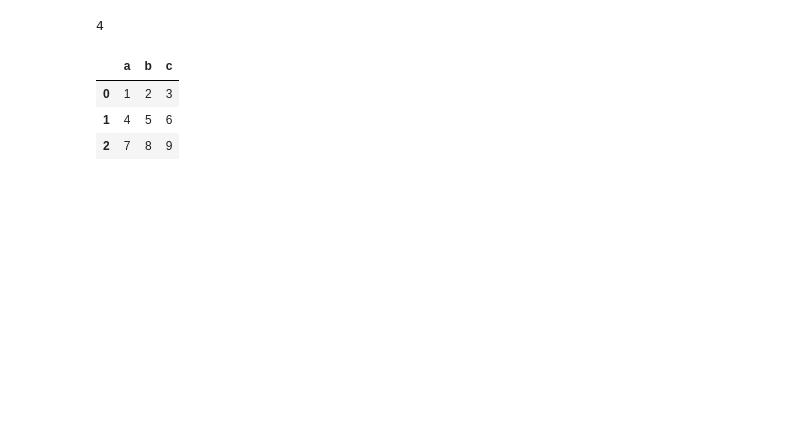
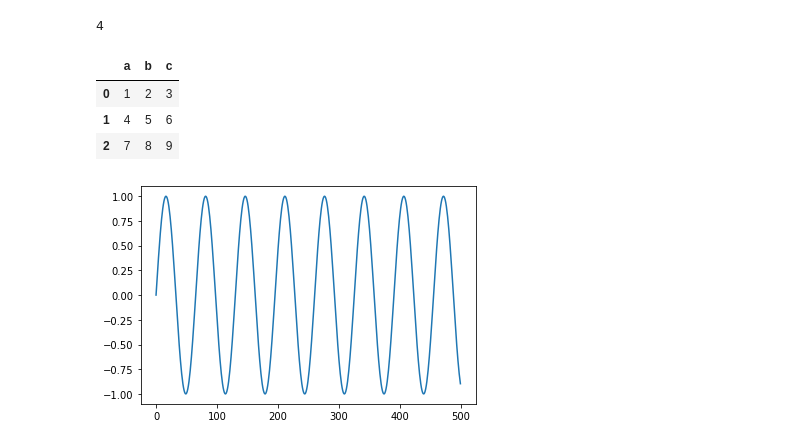
Before and after one commit to bdbejarc/Instrumentos-Opticos, a Jupyter notebook: Codigo.ipynb, the cells around one changed output. Saved outputs shown, nothing was run; the diff lists cells and outputs as text; code cells hidden in the pictures; blank space fills up the shorter version.

```diff
--- a/Codigo.ipynb
+++ b/Codigo.ipynb
@@ -94,0 +98,18 @@ help(plt.plot)
+# %%
+# Coordenadas de mundo
+nm = 1e-9
+um = 1e-6
+mm = 1e-3
+
+wave_length = 650*nm
+wave_range = np.arange(0, 5*um, 10*nm)
+k = 2*np.pi/wave_length
+# Onda plana
+def fun_onda1D(k,x):
+    return np.sin(k*x)
+
+onda1D = fun_onda1D(k, wave_range)
+plt.plot(onda1D)
+plt.show()
+# %% [output]
+[figure, added]
```
Also changed, not shown: parts of 5 cells of this notebook, 1 other file.
